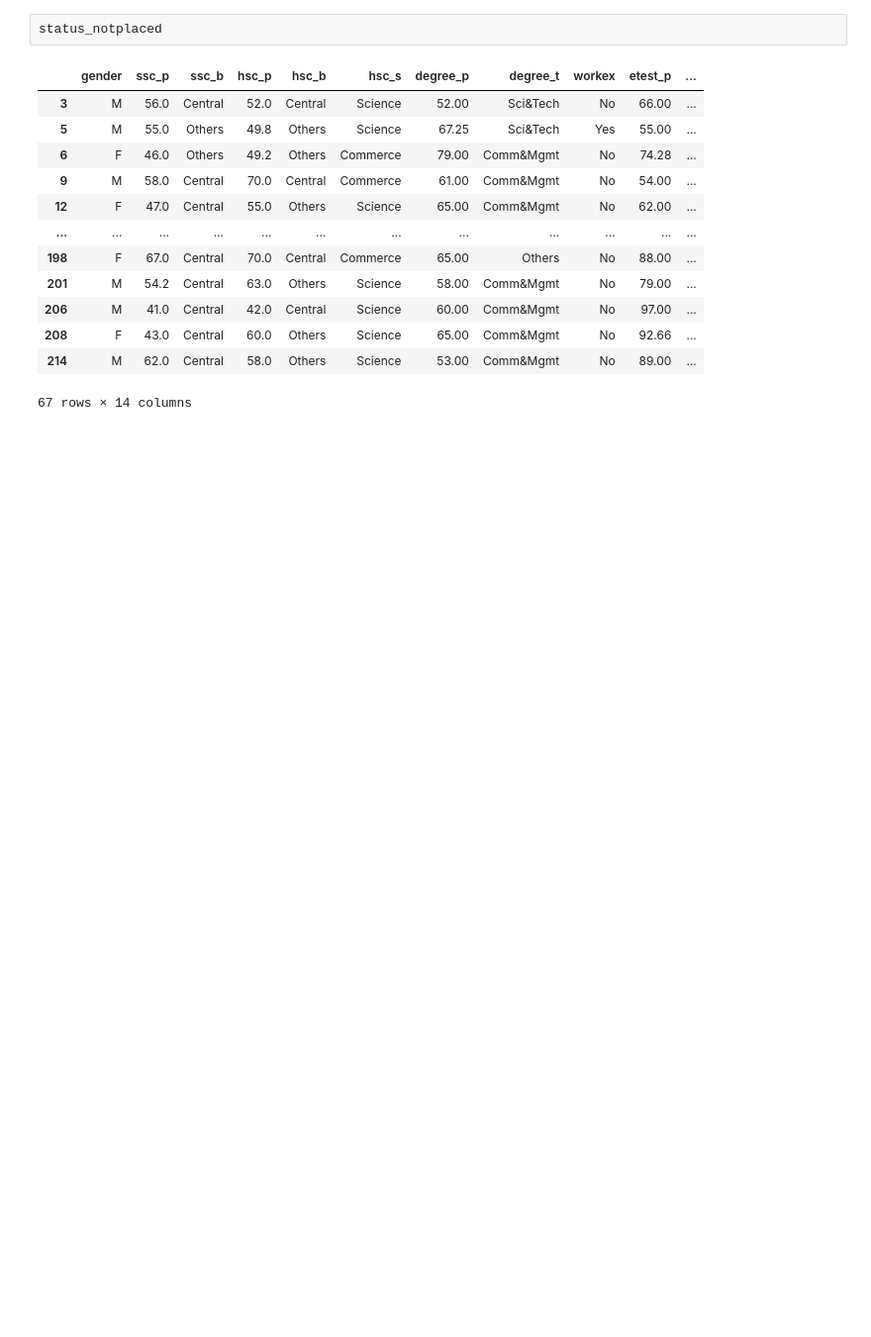
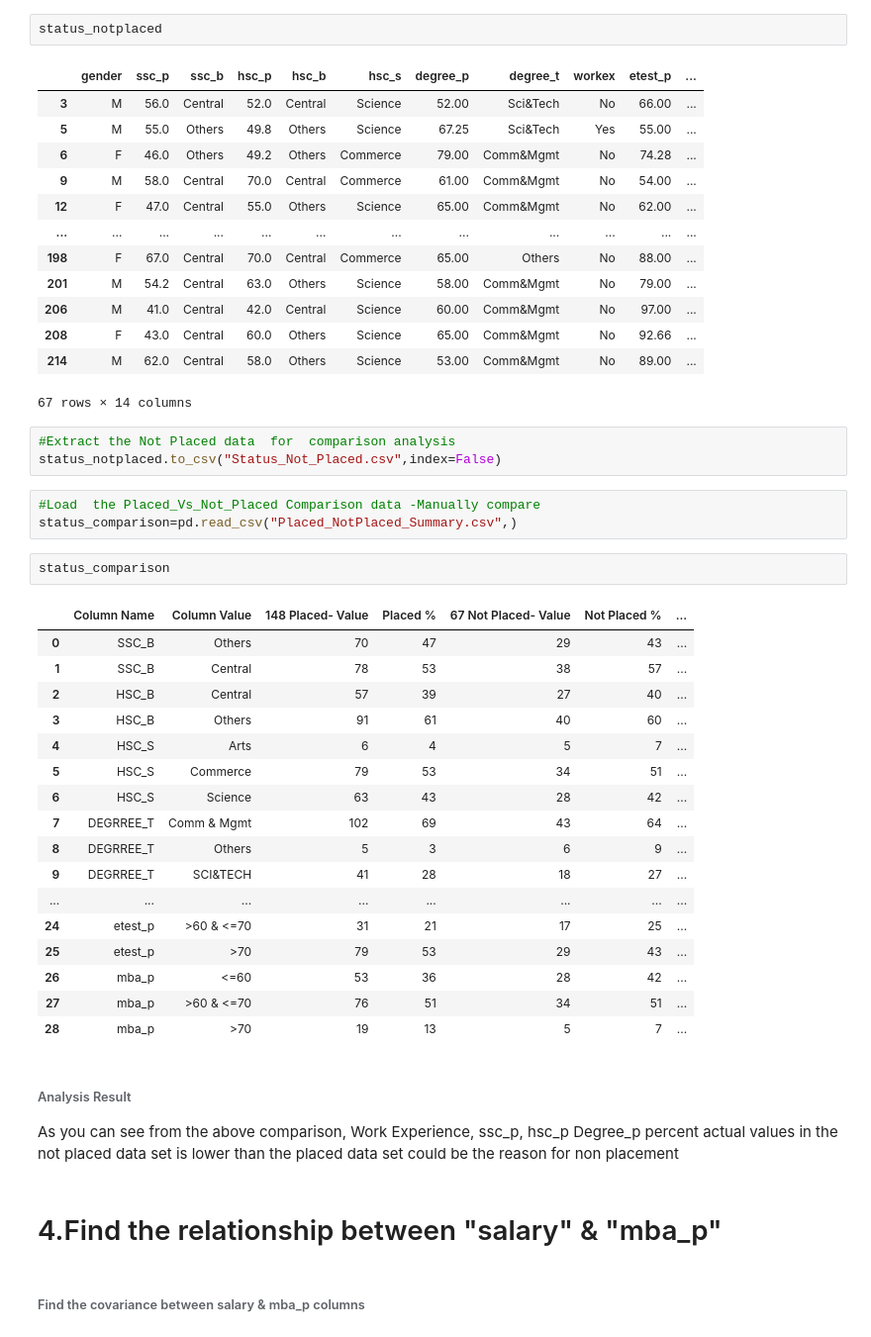
Before and after one commit to paddy202557/Week-6_Data_Science-Bivariate-Analysis, a Jupyter notebook: 14_Data_Science_Assignment.ipynb, the cells around one changed output. Shown at 99% size. Saved outputs shown, nothing was run; the diff lists cells and outputs as text; blank space fills up the shorter version.

```diff
--- a/14_Data_Science_Assignment.ipynb
+++ b/14_Data_Science_Assignment.ipynb
@@ -165,3 +174,37 @@ status_notplaced
 | 208 | F | 43.0 | Central | 60.0 | Others | Science | 65.00 | Comm&Mgmt | No | 92.66 | ... |
 | 214 | M | 62.0 | Central | 58.0 | Others | Science | 53.00 | Comm&Mgmt | No | 89.00 | ... |
 67 rows × 14 columns
+# %%
+#Extract the Not Placed data  for  comparison analysis
+status_notplaced.to_csv("Status_Not_Placed.csv",index=False)
+# %%
+#Load  the Placed_Vs_Not_Placed Comparison data -Manually compare
+status_comparison=pd.read_csv("Placed_NotPlaced_Summary.csv",)
+# %%
+status_comparison
+# %% [output]
+|  | Column Name | Column Value | 148 Placed- Value | Placed % | 67 Not Placed- Value | Not Placed % | ... |
+| 0 | SSC_B | Others | 70 | 47 | 29 | 43 | ... |
+| 1 | SSC_B | Central | 78 | 53 | 38 | 57 | ... |
+| 2 | HSC_B | Central | 57 | 39 | 27 | 40 | ... |
+| 3 | HSC_B | Others | 91 | 61 | 40 | 60 | ... |
+| 4 | HSC_S | Arts | 6 | 4 | 5 | 7 | ... |
+| 5 | HSC_S | Commerce | 79 | 53 | 34 | 51 | ... |
+| 6 | HSC_S | Science | 63 | 43 | 28 | 42 | ... |
+| 7 | DEGRREE_T | Comm & Mgmt | 102 | 69 | 43 | 64 | ... |
+| 8 | DEGRREE_T | Others | 5 | 3 | 6 | 9 | ... |
+| 9 | DEGRREE_T | SCI&TECH | 41 | 28 | 18 | 27 | ... |
+| ... | ... | ... | ... | ... | ... | ... | ... |
+| 24 | etest_p | >60 & <=70 | 31 | 21 | 17 | 25 | ... |
+| 25 | etest_p | >70 | 79 | 53 | 29 | 43 | ... |
+| 26 | mba_p | <=60 | 53 | 36 | 28 | 42 | ... |
+| 27 | mba_p | >60 & <=70 | 76 | 51 | 34 | 51 | ... |
+| 28 | mba_p | >70 | 19 | 13 | 5 | 7 | ... |
+# %% [markdown]
+###### Analysis Result
+ As you can  see from the above  comparison,  Work Experience, ssc_p, hsc_p Degree_p percent actual values
+ in the not placed data set is lower than the placed data set could be the reason  for non placement
+# %% [markdown]
+# 4.Find the relationship between "salary" & "mba_p"
+# %% [markdown]
+###### Find the covariance between salary & mba_p columns
```
Also changed, not shown: parts of 31 cells of this notebook, 3 other files.
